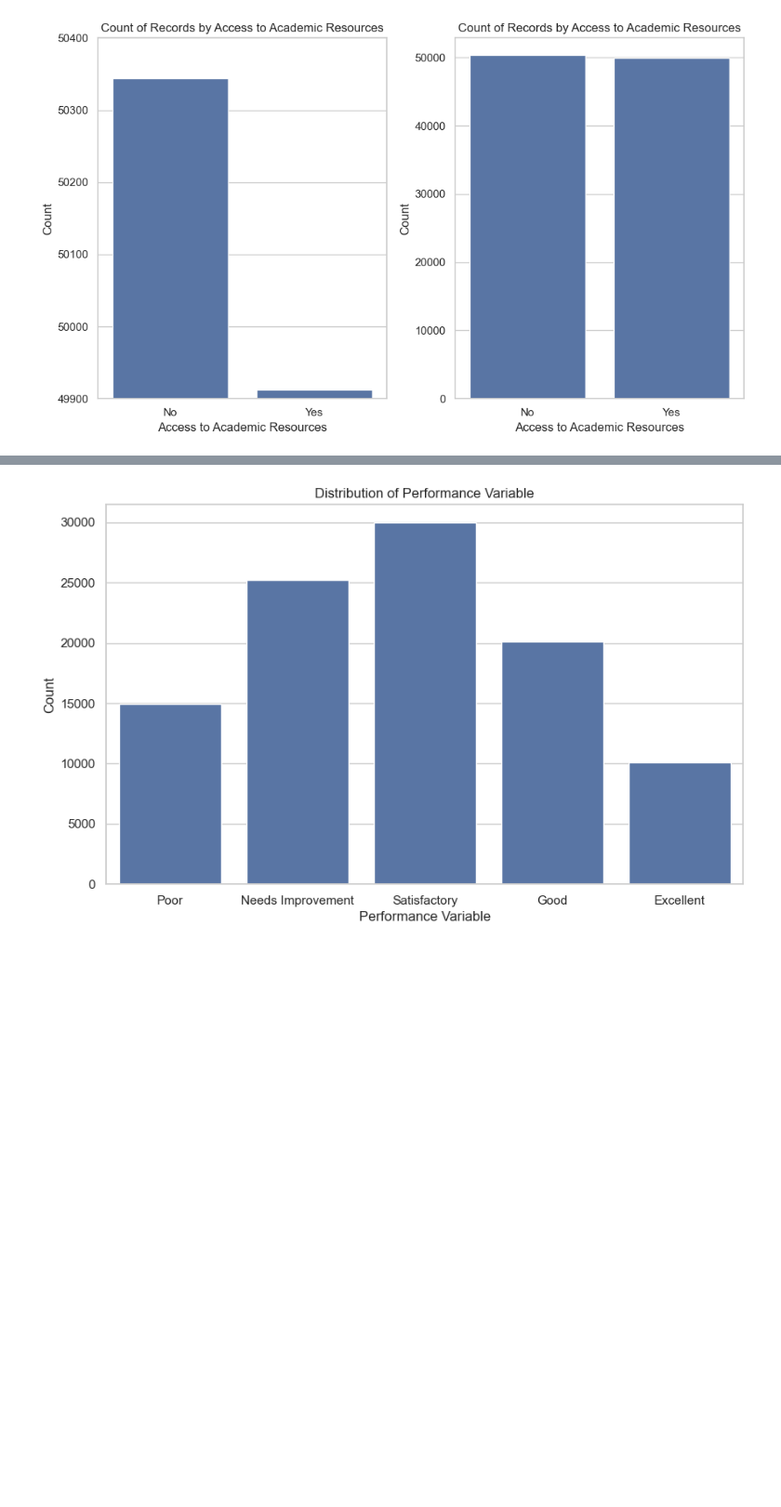
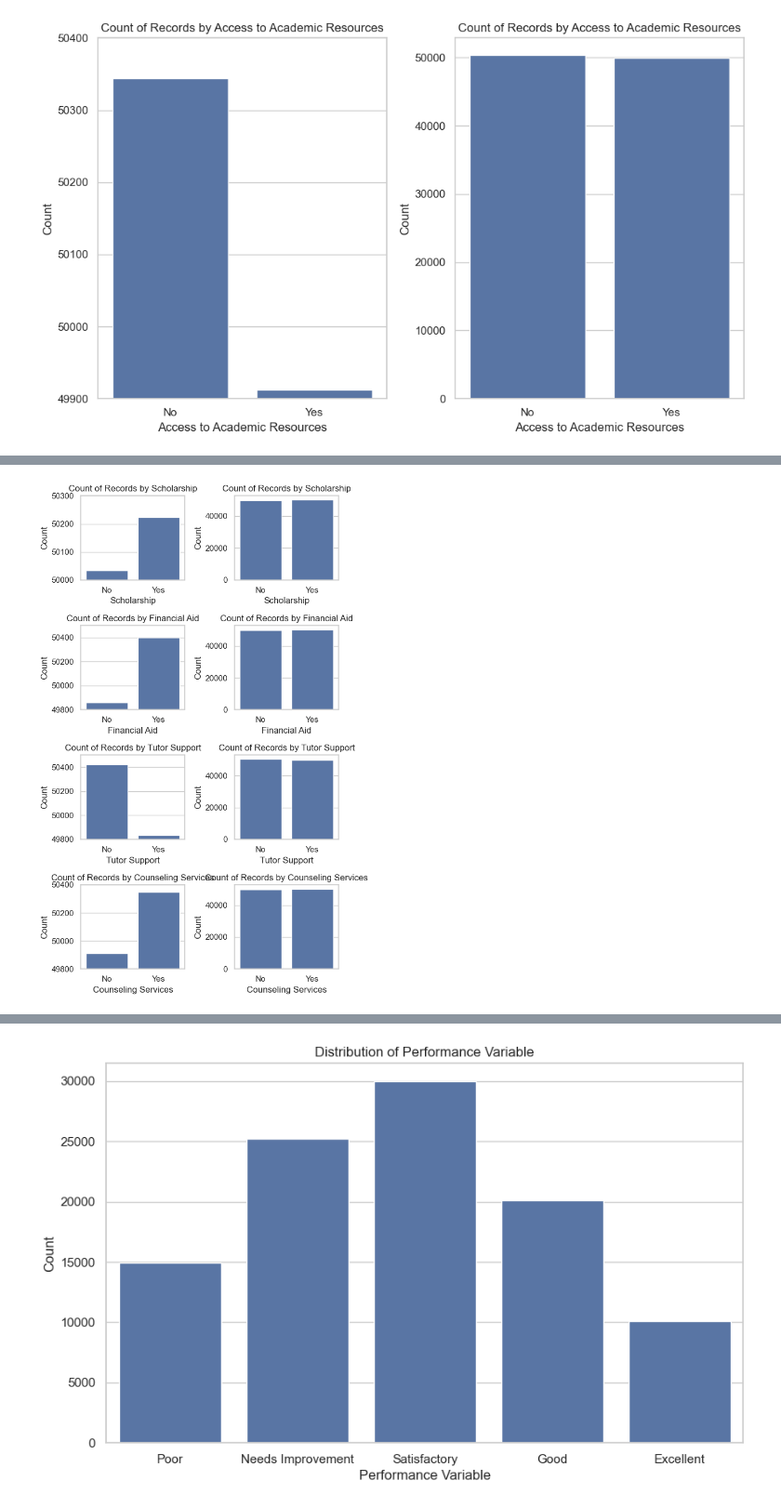
Before and after one commit to Sumsar86/DataScienceProject, a Jupyter notebook: notebooks/01-eda.ipynb, the cells around one changed output, grey strips where cells are left out. Shown at 93% size. Drawn from its saved outputs; the diff is of its cells as text; code cells hidden in the pictures; blank space fills up the shorter version.

```diff
--- a/notebooks/01-eda.ipynb
+++ b/notebooks/01-eda.ipynb
@@ -392,0 +429,66 @@ plt.tight_layout()
+# %%
+fig, axes = plt.subplots(4, 2, figsize=(6, 10))
+
+name = 'Scholarship'
+
+sns.countplot(x=name, data=df, ax=axes[0][0])
+axes[0][0].set_title(f'Count of Records by {name}')
+axes[0][0].set_xlabel(name)
+axes[0][0].set_xticklabels(['No', 'Yes'])
+axes[0][0].set_ylabel('Count')
+axes[0][0].set_ylim(50000, 50300)
+
+sns.countplot(x=name, data=df, ax=axes[0][1])
+axes[0][1].set_title(f'Count of Records by {name}')
+axes[0][1].set_xlabel(name)
+axes[0][1].set_xticklabels(['No', 'Yes'])
+axes[0][1].set_ylabel('Count')
+
+name = 'Financial Aid'
+
+sns.countplot(x=name, data=df, ax=axes[1][0])
+axes[1][0].set_title(f'Count of Records by {name}')
+axes[1][0].set_xlabel(name)
+axes[1][0].set_xticklabels(['No', 'Yes'])
+axes[1][0].set_ylabel('Count')
+axes[1][0].set_ylim(49800, 50500)
+
+sns.countplot(x=name, data=df, ax=axes[1][1])
+axes[1][1].set_title(f'Count of Records by {name}')
+axes[1][1].set_xlabel(name)
+axes[1][1].set_xticklabels(['No', 'Yes'])
+axes[1][1].set_ylabel('Count')
+
+name = 'Tutor Support'
+
+sns.countplot(x=name, data=df, ax=axes[2][0])
+axes[2][0].set_title(f'Count of Records by {name}')
+axes[2][0].set_xlabel(name)
+axes[2][0].set_xticklabels(['No', 'Yes'])
+axes[2][0].set_ylabel('Count')
+axes[2][0].set_ylim(49800, 50500)
+
+sns.countplot(x=name, data=df, ax=axes[2][1])
+axes[2][1].set_title(f'Count of Records by {name}')
+axes[2][1].set_xlabel(name)
+axes[2][1].set_xticklabels(['No', 'Yes'])
+axes[2][1].set_ylabel('Count')
+
+name = 'Counseling Services'
+
+sns.countplot(x=name, data=df, ax=axes[3][0])
+axes[3][0].set_title(f'Count of Records by {name}')
+axes[3][0].set_xlabel(name)
+axes[3][0].set_xticklabels(['No', 'Yes'])
+axes[3][0].set_ylabel('Count')
+axes[3][0].set_ylim(49800, 50400)
+
+sns.countplot(x=name, data=df, ax=axes[3][1])
+axes[3][1].set_title(f'Count of Records by {name}')
+axes[3][1].set_xlabel(name)
+axes[3][1].set_xticklabels(['No', 'Yes'])
+axes[3][1].set_ylabel('Count')
+
+plt.tight_layout()
+# %% [output]
+[figure, added]
```
Also changed, not shown: parts of 25 cells of this notebook.
